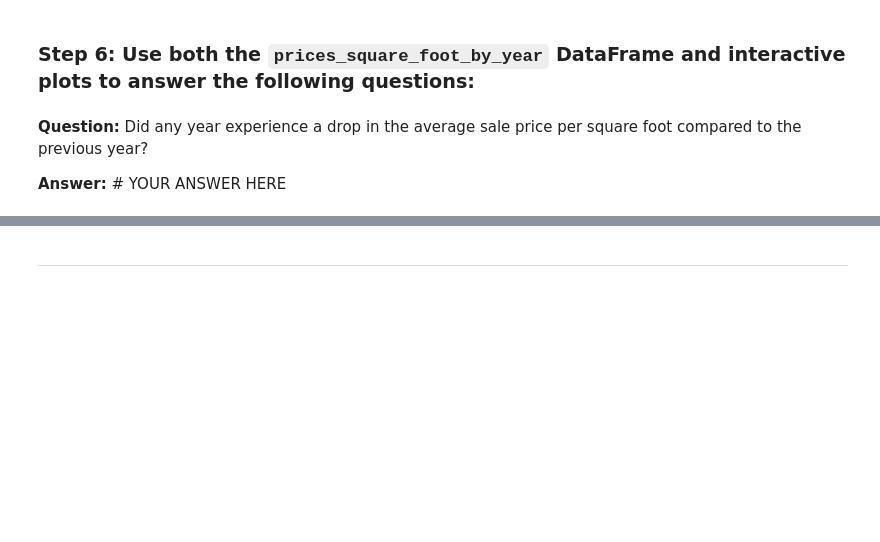
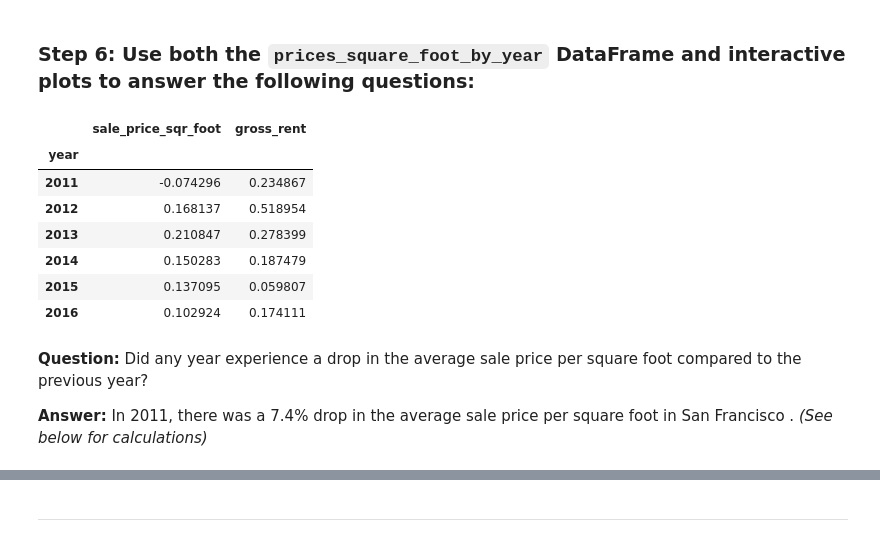
Before and after one commit to Bru-sic/module_06_homework, a Jupyter notebook: Code/san_francisco_housing.ipynb, the cells around one changed output, grey strips where cells are left out. Cells and saved outputs as stored; diff of their text form; code cells hidden in the pictures; blank space fills up the shorter version.

```diff
--- a/Code/san_francisco_housing.ipynb
+++ b/Code/san_francisco_housing.ipynb
@@ -361,6 +351,18 @@ prices_square_foot_by_year = # YOUR CODE HERE
 # %% [markdown]
 ### Step 6: Use both the `prices_square_foot_by_year` DataFrame and interactive plots to answer the following questions:
+# %%
+housing_pct_change = prices_square_foot_by_year.groupby("year").mean().pct_change().dropna()
+housing_pct_change
+# %% [output]
+|  | sale_price_sqr_foot | gross_rent |
+| year |  |  |
+| 2011 | -0.074296 | 0.234867 |
+| 2012 | 0.168137 | 0.518954 |
+| 2013 | 0.210847 | 0.278399 |
+| 2014 | 0.150283 | 0.187479 |
+| 2015 | 0.137095 | 0.059807 |
+| 2016 | 0.102924 | 0.174111 |
 # %% [markdown]
 **Question:** Did any year experience a drop in the average sale price per square foot compared to the previous year?
 
-**Answer:** # YOUR ANSWER HERE
+**Answer:** In 2011, there was a 7.4% drop in the average sale price per square foot in San Francisco . _(See below for calculations)_
```
Also changed, not shown: parts of 24 cells of this notebook.
